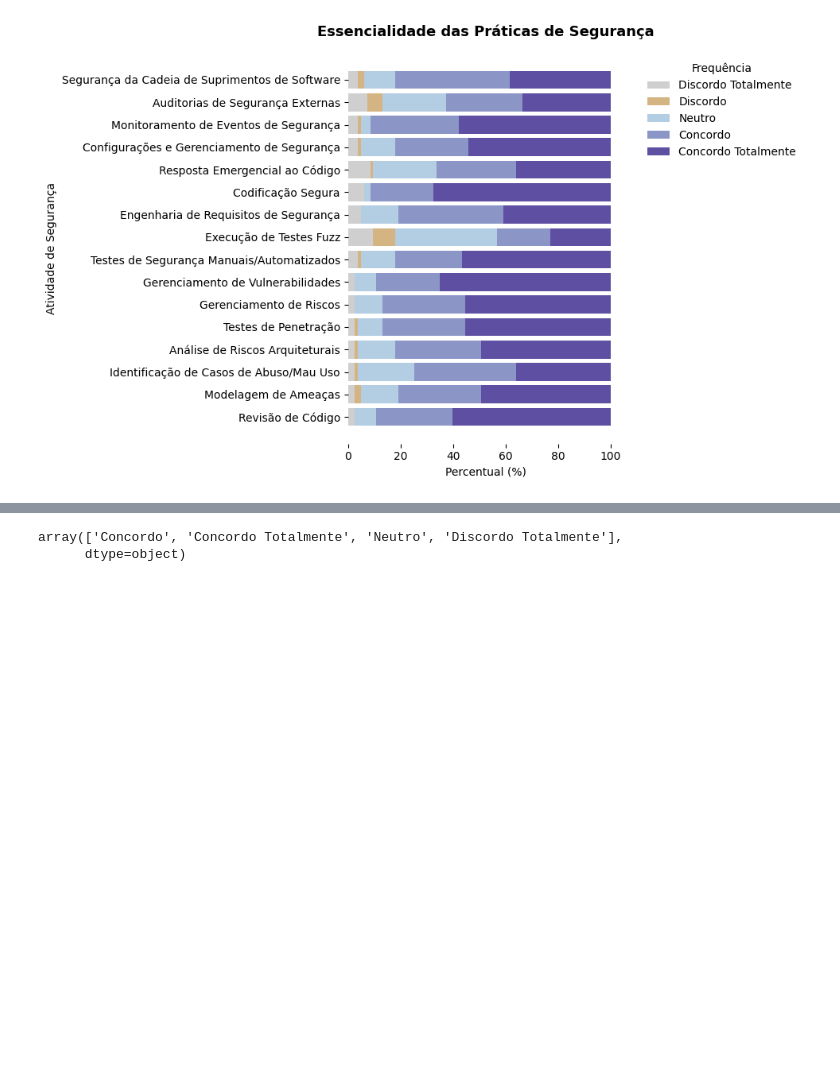
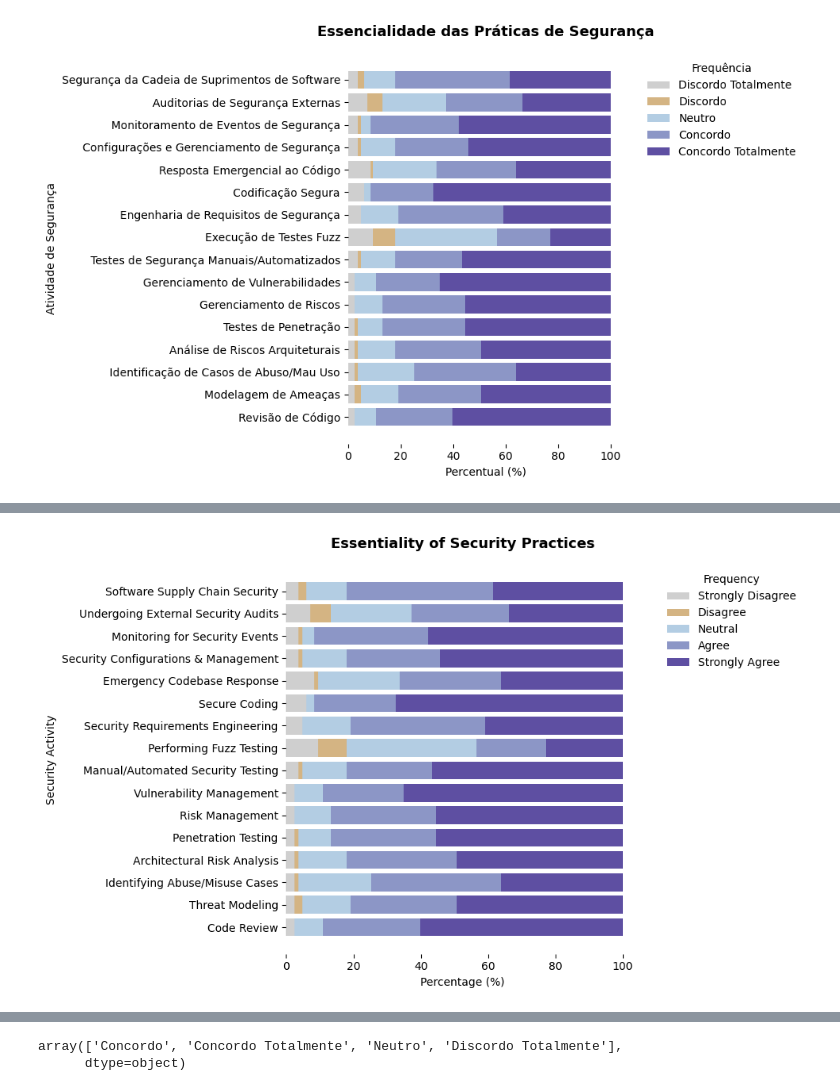
Before and after one commit to reset-ufc/appsec-practices-characterization-survey, a Jupyter notebook: RQ1.ipynb, the cells around one changed output, grey strips where cells are left out. Cells and saved outputs as stored; diff of their text form; code cells hidden in the pictures; blank space fills up the shorter version.

```diff
--- a/RQ1.ipynb
+++ b/RQ1.ipynb
@@ -381,0 +514,6 @@ plot_bars(essentiality_description,  "Essencialidade das Práticas de Segurança
+# %%
+plot_bars(essentiality_description.rename(columns=essentiality_map_pt_en, index=pt_en_mapping),
+         title="Essentiality of Security Practices",
+        language="en")
+# %% [output]
+[figure, added]
```
Also changed, not shown: parts of 7 cells of this notebook.
